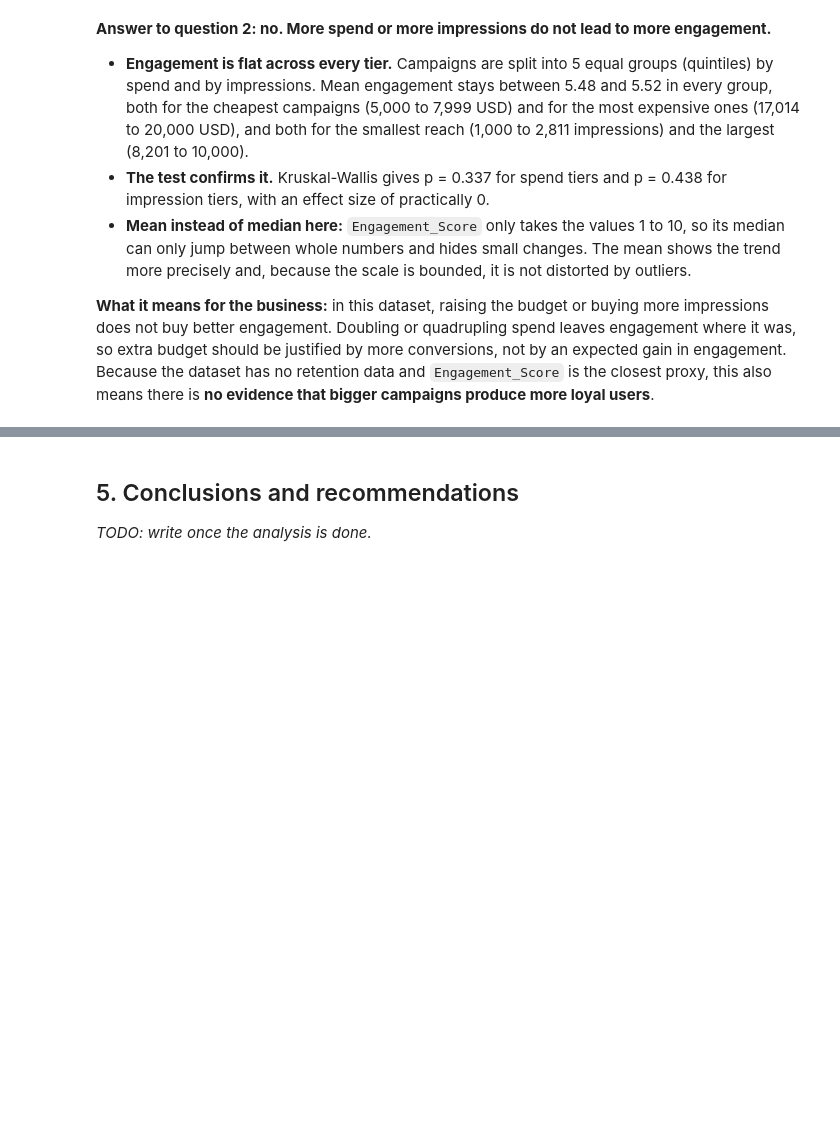
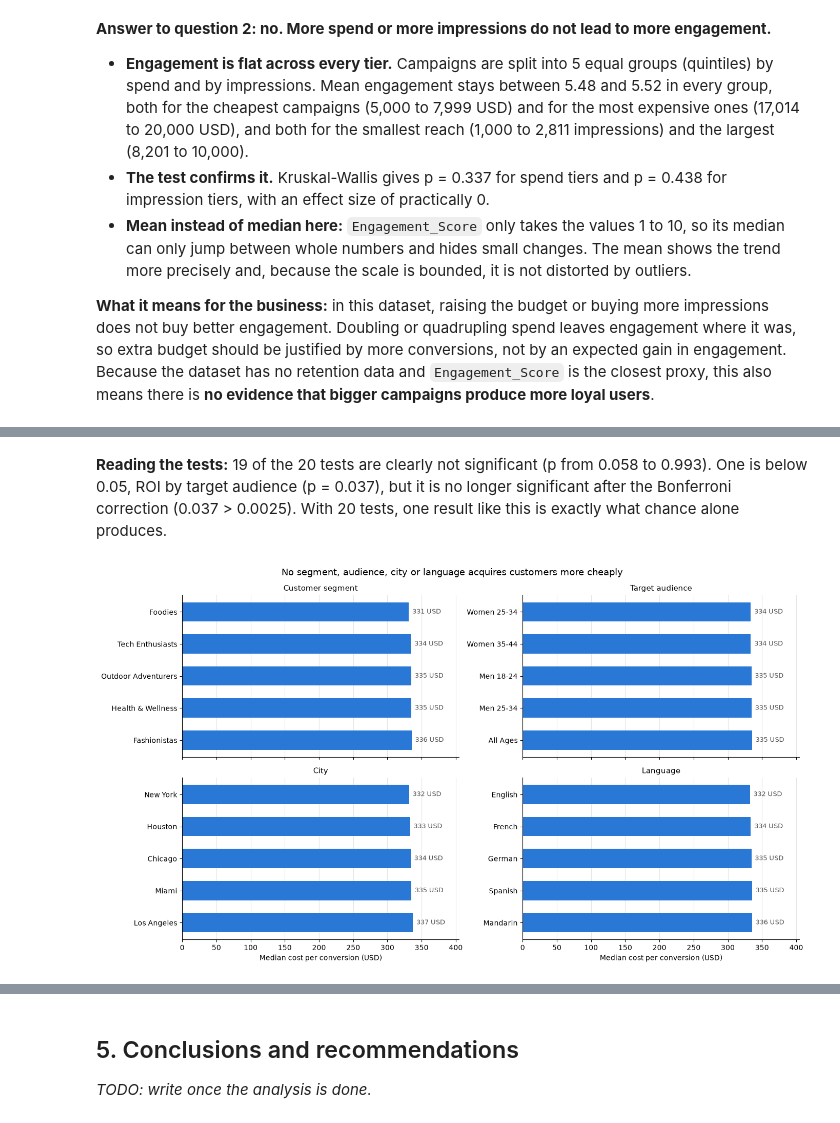
Before and after one commit to IA-P1-BCN/EDA_project_by_Rita, a Jupyter notebook: notebooks/01_eda_marketing_campaigns.ipynb, the cells around one changed output, grey strips where cells are left out. Saved outputs shown, nothing was run; the diff lists cells and outputs as text; code cells hidden in the pictures; blank space fills up the shorter version.

```diff
--- a/notebooks/01_eda_marketing_campaigns.ipynb
+++ b/notebooks/01_eda_marketing_campaigns.ipynb
@@ -751,0 +842,28 @@ plt.show()
+# %% [markdown]
+**Reading the tests:** 19 of the 20 tests are clearly not significant (p from 0.058 to 0.993). One is below 0.05, ROI by target audience (p = 0.037), but it is no longer significant after the Bonferroni correction (0.037 > 0.0025). With 20 tests, one result like this is exactly what chance alone produces.
+# %%
+# Small multiples: median cost per conversion per group, one panel per dimension, same x-axis
+fig, axes = plt.subplots(2, 2, figsize=(14, 8), sharex=True)
+x_max = audience_summary["Cost_per_Conversion"].max() * 1.2
+
+for ax, (dimension, label) in zip(axes.flat, dimensions.items()):
+    # Horizontal bars draw the first item at the bottom: sort descending to put the cheapest on top
+    medians = audience_summary.loc[dimension, "Cost_per_Conversion"].sort_values(ascending=False)
+    ax.barh(medians.index, medians, color=BLUE, height=0.6)
+    for y, value in enumerate(medians):
+        ax.text(value + 5, y, f"{value:,.0f} USD", va="center", color=GRAY, fontsize=9)
+    ax.set_xlim(0, x_max)
+    ax.set_title(label, fontsize=11)
+    ax.grid(axis="x", color=GRID, linewidth=0.8)
+    ax.set_axisbelow(True)
+    for side in ["top", "right"]:
+        ax.spines[side].set_visible(False)
+for ax in axes[1]:
+    ax.set_xlabel("Median cost per conversion (USD)")
+
+fig.suptitle("No segment, audience, city or language acquires customers more cheaply", fontsize=13)
+plt.tight_layout()
+fig.savefig("../reports/figures/q3_audiences_cost_per_conversion.png", dpi=150, bbox_inches="tight")
+plt.show()
+# %% [output]
+[figure, added]
```
Also changed, not shown: parts of 5 cells of this notebook, 1 other file.
